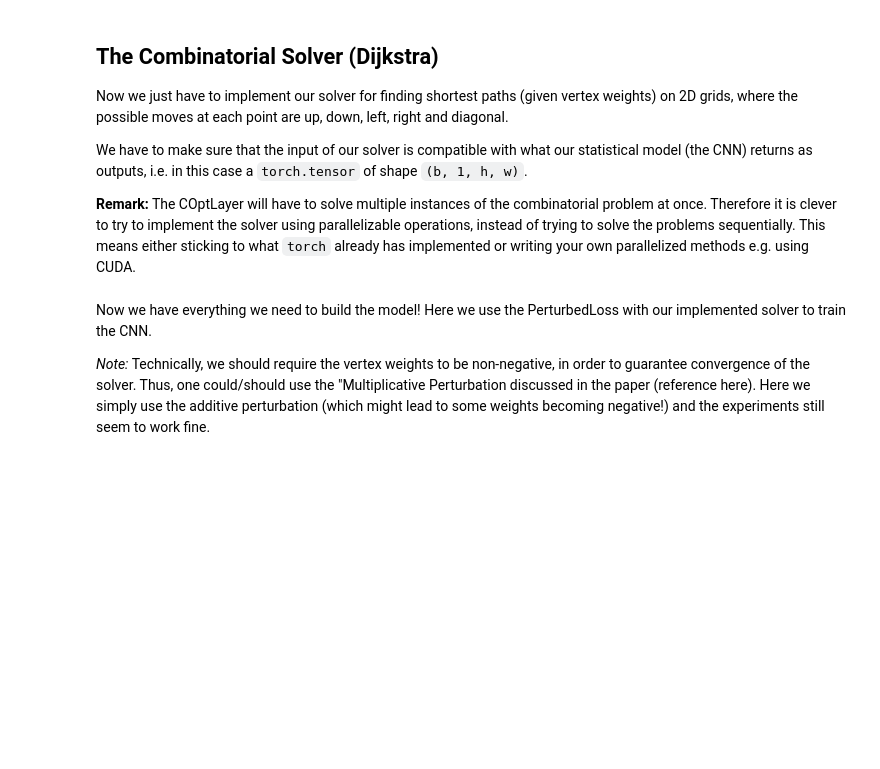
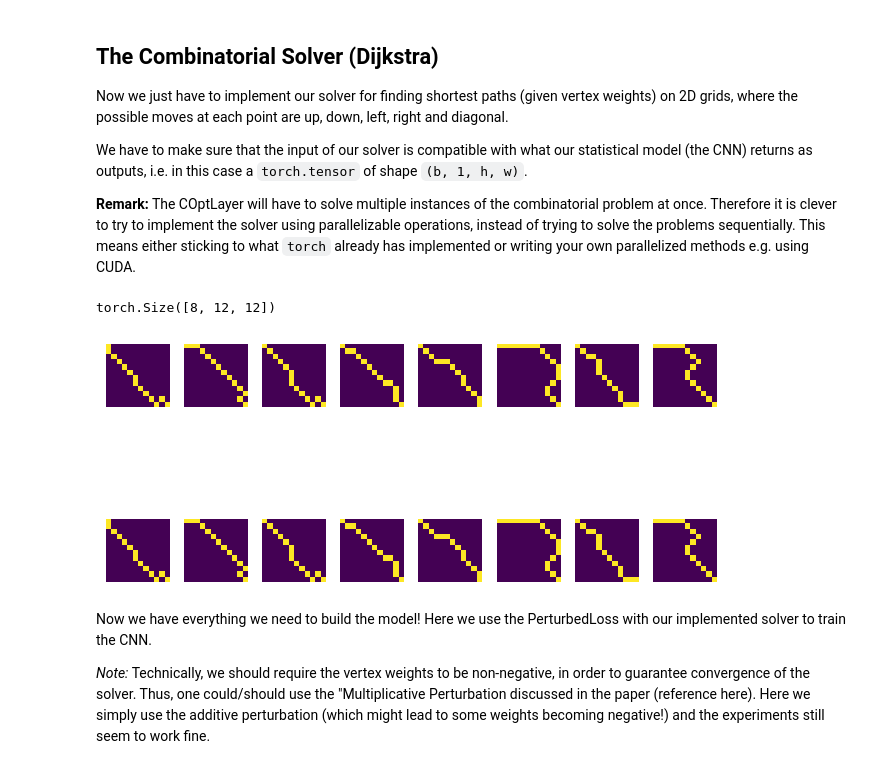
Before and after one commit to fekonrad/CombOptLayer, a Jupyter notebook: Demo/COptLayer_Warcraft_Demo.ipynb, the cells around one changed output. Saved outputs shown, nothing was run; the diff lists cells and outputs as text; code cells hidden in the pictures; blank space fills up the shorter version.

```diff
--- a/Demo/COptLayer_Warcraft_Demo.ipynb
+++ b/Demo/COptLayer_Warcraft_Demo.ipynb
@@ -187,3 +235,21 @@ def parallel_dijkstra(vertex_weights: torch.Tensor, max_iterations: int = None):
+# %%
+# Quick check that our solver works ...
+map, vertex_weights, shortest_path = data[0:8]
+
+solver_output = dijkstra(vertex_weights)
+print(solver_output.shape)
+
+fig, ax = plt.subplots(ncols=8, nrows=2)
+for i in range(8):
+  ax[0,i].imshow(shortest_path[i])
+  ax[0,i].axis("off")
+  ax[1,i].imshow(solver_output[i].detach().numpy())
+  ax[1,i].axis("off")
+plt.tight_layout()
+plt.show()
+# %% [output]
+torch.Size([8, 12, 12])
+[figure, added]
 # %% [markdown]
 Now we have everything we need to build the model!
 Here we use the PerturbedLoss with our implemented solver to train the CNN.
```
Also changed, not shown: parts of 12 cells of this notebook.
